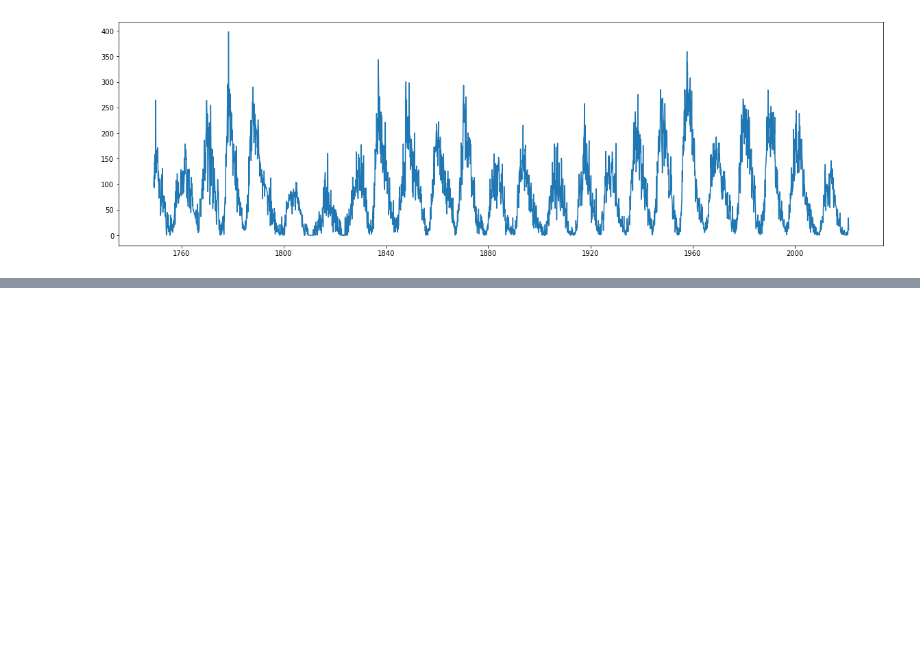
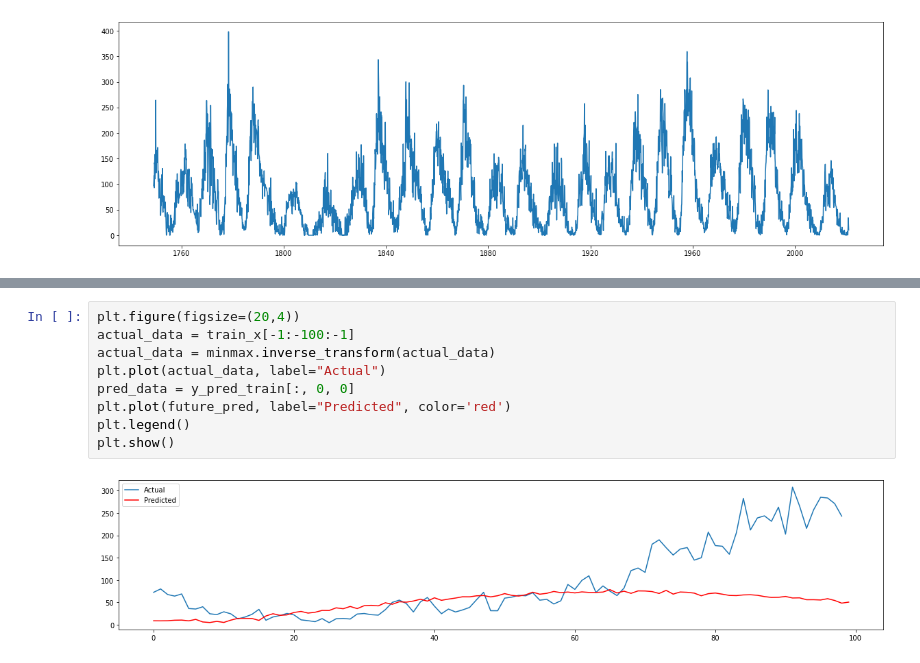
Before and after one commit to brainmentorspvtltd/TP_ML_March_2022, a Jupyter notebook: DeepLearningTP/RNN/RNN_TimeSeries.ipynb, the cells around one changed output, grey strips where cells are left out. Drawn from its saved outputs; the diff is of its cells as text; blank space fills up the shorter version.

```diff
--- a/DeepLearningTP/RNN/RNN_TimeSeries.ipynb
+++ b/DeepLearningTP/RNN/RNN_TimeSeries.ipynb
@@ -64,0 +419,11 @@ _________________________________________________________________
+# %%
+plt.figure(figsize=(20,4))
+actual_data = train_x[-1:-100:-1]
+actual_data = minmax.inverse_transform(actual_data)
+plt.plot(actual_data, label="Actual")
+pred_data = y_pred_train[:, 0, 0]
+plt.plot(future_pred, label="Predicted", color='red')
+plt.legend()
+plt.show()
+# %% [output]
+[figure, added]
```
Also changed, not shown: parts of 55 cells of this notebook.
